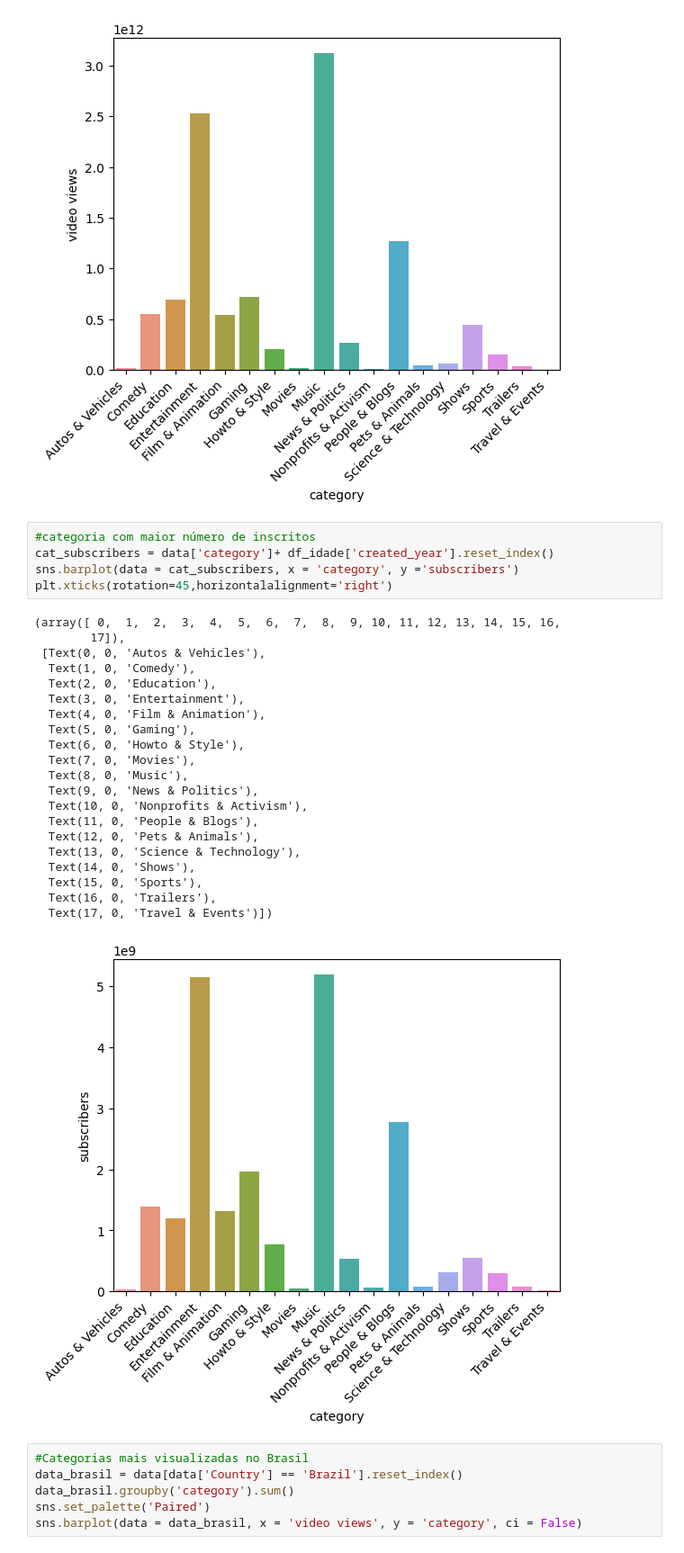
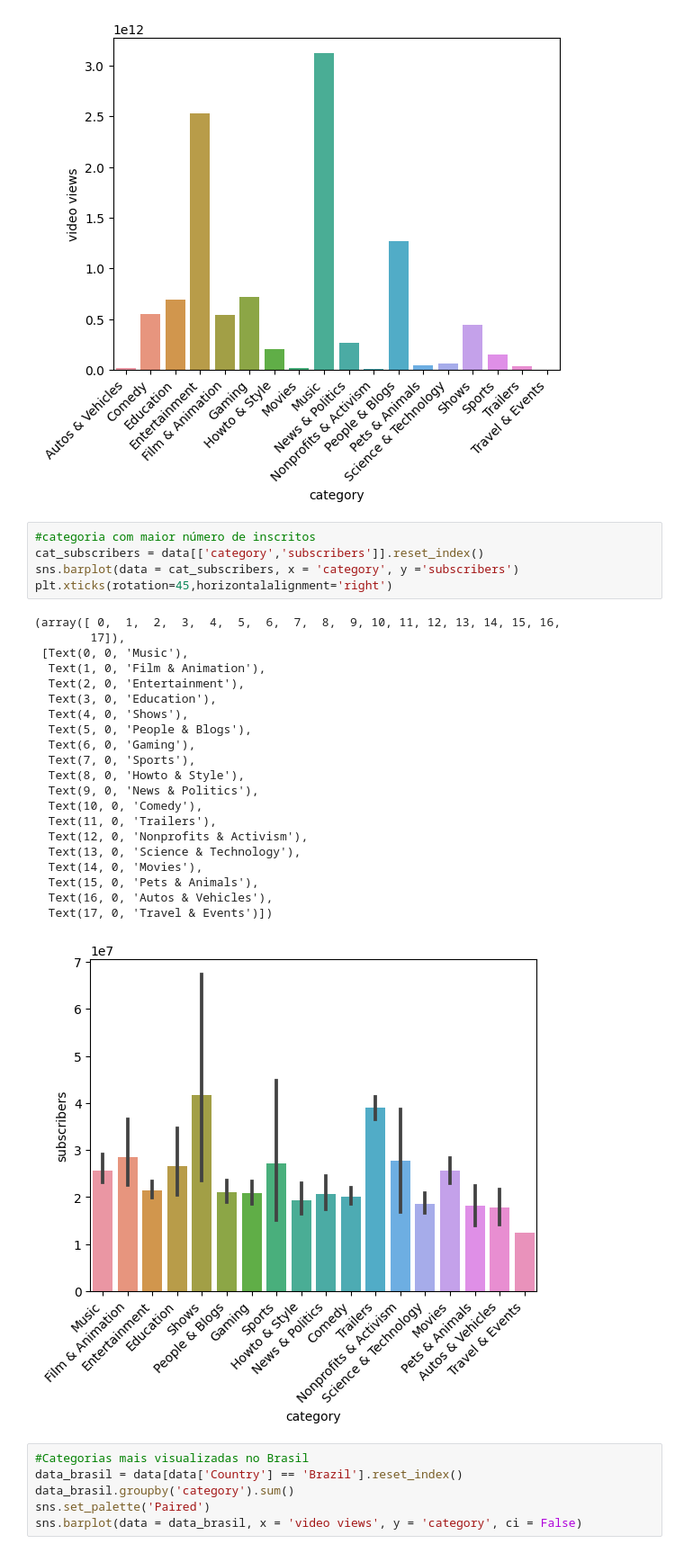
Before and after one commit to Mihvieira/eda_youtube_statistics, a Jupyter notebook: Para o github.ipynb, the cells around one changed output. Shown at 90% size. Cells and saved outputs as stored; diff of their text form.

```diff
--- a/Para o github.ipynb
+++ b/Para o github.ipynb
@@ -275,31 +270,31 @@ plt.xticks(rotation=45,horizontalalignment='right')
 [figure]
 # %%
 #categoria com maior número de inscritos
-cat_subscribers = data['category']+ df_idade['created_year'].reset_index()
+cat_subscribers = data[['category','subscribers']].reset_index()
 sns.barplot(data = cat_subscribers, x = 'category', y ='subscribers')
 plt.xticks(rotation=45,horizontalalignment='right')
 # %% [output]
 (array([ 0,  1,  2,  3,  4,  5,  6,  7,  8,  9, 10, 11, 12, 13, 14, 15, 16,
         17]),
- [Text(0, 0, 'Autos & Vehicles'),
-  Text(1, 0, 'Comedy'),
-  Text(2, 0, 'Education'),
-  Text(3, 0, 'Entertainment'),
-  Text(4, 0, 'Film & Animation'),
-  Text(5, 0, 'Gaming'),
-  Text(6, 0, 'Howto & Style'),
-  Text(7, 0, 'Movies'),
-  Text(8, 0, 'Music'),
+ [Text(0, 0, 'Music'),
+  Text(1, 0, 'Film & Animation'),
+  Text(2, 0, 'Entertainment'),
+  Text(3, 0, 'Education'),
+  Text(4, 0, 'Shows'),
+  Text(5, 0, 'People & Blogs'),
+  Text(6, 0, 'Gaming'),
+  Text(7, 0, 'Sports'),
+  Text(8, 0, 'Howto & Style'),
   Text(9, 0, 'News & Politics'),
-  Text(10, 0, 'Nonprofits & Activism'),
-  Text(11, 0, 'People & Blogs'),
-  Text(12, 0, 'Pets & Animals'),
+  Text(10, 0, 'Comedy'),
+  Text(11, 0, 'Trailers'),
+  Text(12, 0, 'Nonprofits & Activism'),
   Text(13, 0, 'Science & Technology'),
-  Text(14, 0, 'Shows'),
-  Text(15, 0, 'Sports'),
-  Text(16, 0, 'Trailers'),
+  Text(14, 0, 'Movies'),
+  Text(15, 0, 'Pets & Animals'),
+  Text(16, 0, 'Autos & Vehicles'),
   Text(17, 0, 'Travel & Events')])
-[figure, old version]
+[figure, new version]
 # %%
 #Categorias mais visualizadas no Brasil
 data_brasil = data[data['Country'] == 'Brazil'].reset_index()
```
Also changed, not shown: parts of 2 cells of this notebook.
